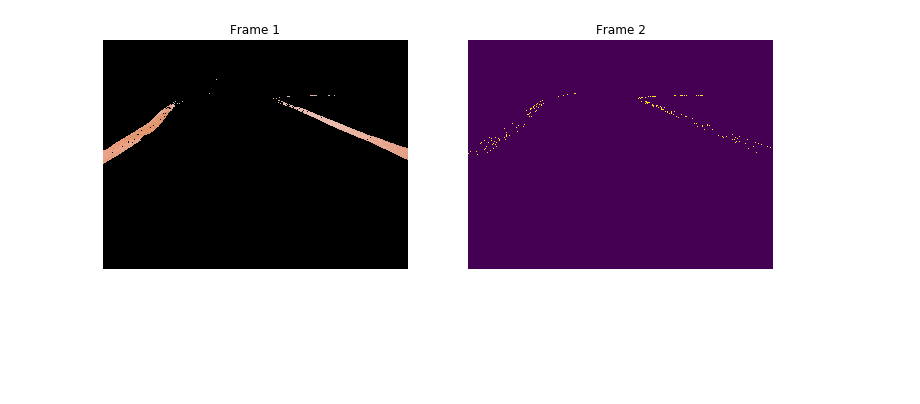
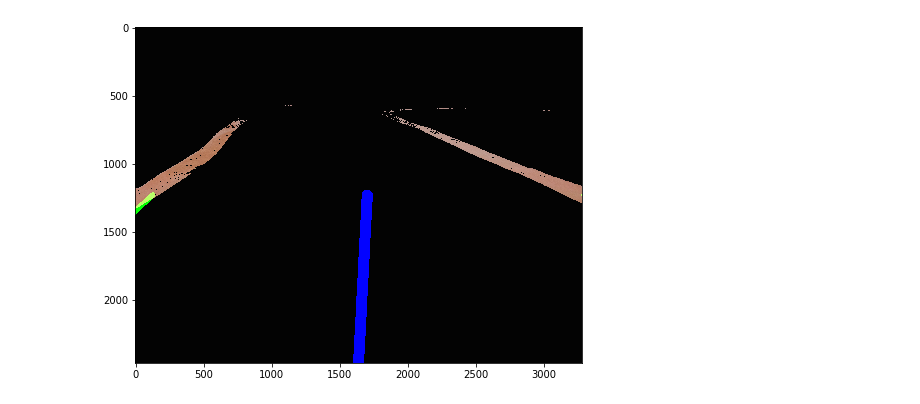
Before and after one commit to Astrotech89/Yetiborg_team, a Jupyter notebook: color_edge_tracker.ipynb, the cells around one changed output. Cells and saved outputs as stored; diff of their text form; code cells hidden in the pictures; blank space fills up the shorter version.

```diff
--- a/color_edge_tracker.ipynb
+++ b/color_edge_tracker.ipynb
@@ -129,12 +236,15 @@ def comparison_plot(frame_1, frame_2):
     plt.axis('off')
     plt.show()
 # %%
+%%time
 img_bgr = cv2.imread('straight_80.jpg')
-# img = cv2.cvtColor(img_bgr, cv2.COLOR_BGR2HSV)
 img = cv2.cvtColor(img_bgr, cv2.COLOR_BGR2RGB)
-# plt.imshow(img)
-# plt.savefig('image_hsv.jpg')
-output, edges = mask_color(img, color='orange', min_edge_threshold=110, max_edge_threshold=210)
-comparison_plot(output, edges)
-# comparison_plot(img, output)
+output, edges = mask_color(img, color='orange', min_edge_threshold=110, max_edge_threshold=330)
+# comparison_plot(output, edges)
+cropped_edges = region_of_interest(edges)
+lane = detect_line_segments(cropped_edges, rho=10, angle=np.pi / 180, min_threshold=5, minLineLength=10, maxLineGap=5)
+lane_lines = average_slope_intercept(img, lane)
+steering_angle = steering_angle_calculation(lane_lines, edges)
+lane_lines_image = display_lines(output, lane_lines, steering_angle, line_width=40)
+plt.imshow(lane_lines_image)
 # %% [output]
@@ -141 +252 @@ comparison_plot(output, edges)
-[figure, old version]
+[figure, new version]
```
Also changed, not shown: parts of 5 cells of this notebook.
